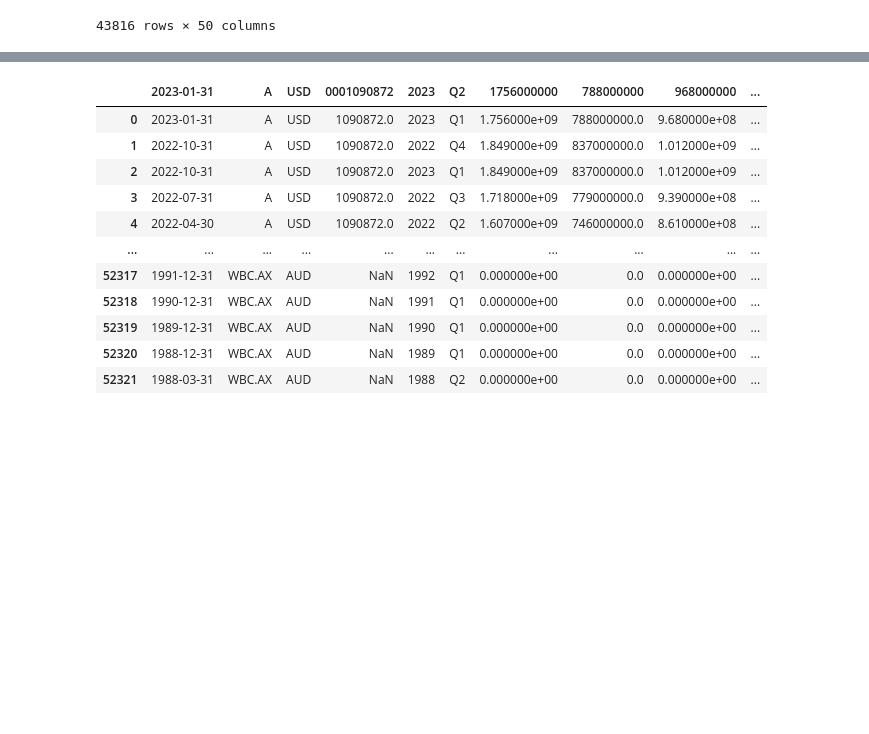
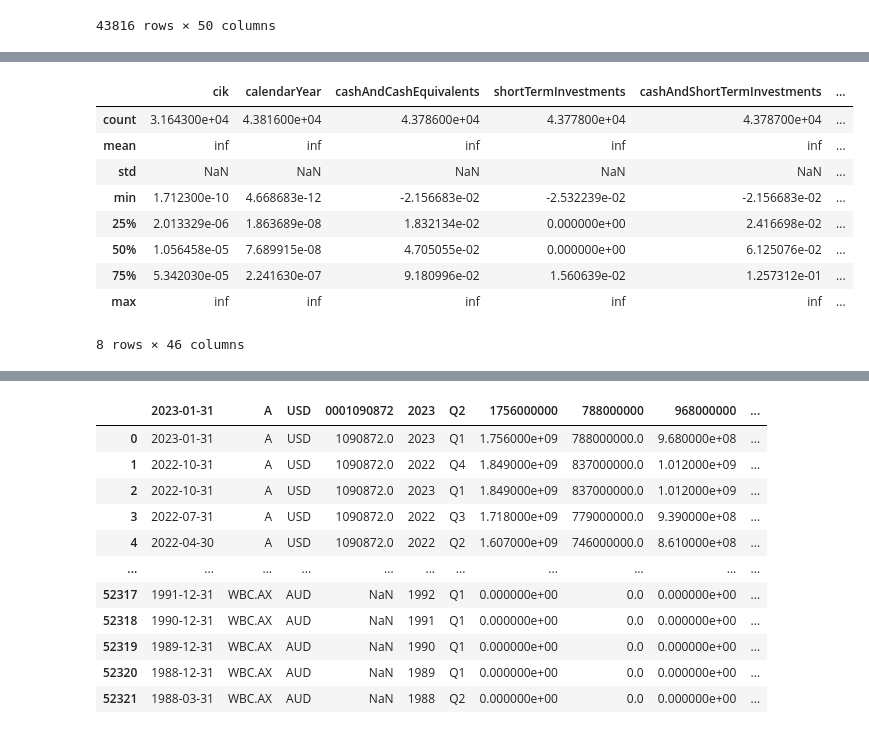
Before and after one commit to veeyuen/credit-spreads, a Jupyter notebook: build_dataframe.ipynb, the cells around one changed output, grey strips where cells are left out. Drawn from its saved outputs; the diff is of its cells as text; code cells hidden in the pictures; blank space fills up the shorter version.

```diff
--- a/build_dataframe.ipynb
+++ b/build_dataframe.ipynb
@@ -269,0 +251,13 @@ balance_sheet_norm.inventory.plot()
+# %%
+balance_sheet_norm.describe()
+# %% [output]
+|  | cik | calendarYear | cashAndCashEquivalents | shortTermInvestments | cashAndShortTermInvestments | ... |
+| count | 3.164300e+04 | 4.381600e+04 | 4.378600e+04 | 4.377800e+04 | 4.378700e+04 | ... |
+| mean | inf | inf | inf | inf | inf | ... |
+| std | NaN | NaN | NaN | NaN | NaN | ... |
+| min | 1.712300e-10 | 4.668683e-12 | -2.156683e-02 | -2.532239e-02 | -2.156683e-02 | ... |
+| 25% | 2.013329e-06 | 1.863689e-08 | 1.832134e-02 | 0.000000e+00 | 2.416698e-02 | ... |
+| 50% | 1.056458e-05 | 7.689915e-08 | 4.705055e-02 | 0.000000e+00 | 6.125076e-02 | ... |
+| 75% | 5.342030e-05 | 2.241630e-07 | 9.180996e-02 | 1.560639e-02 | 1.257312e-01 | ... |
+| max | inf | inf | inf | inf | inf | ... |
+8 rows × 46 columns
```
Also changed, not shown: parts of 34 cells of this notebook.
